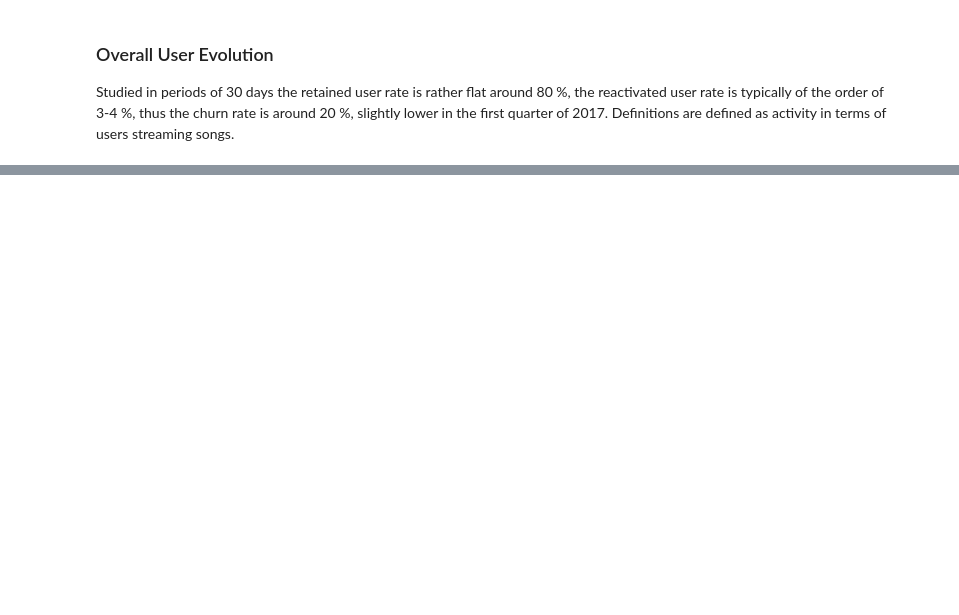
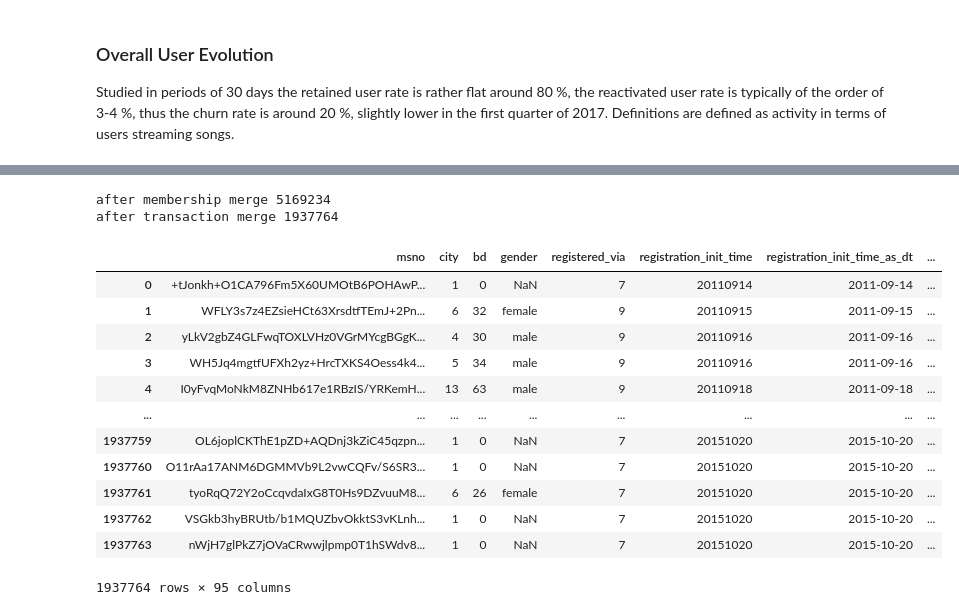
Before and after one commit to webermat/PrivateProjects, a Jupyter notebook: kkbox_churn/KKBox_UserAnalysis.ipynb, the cells around one changed output, grey strips where cells are left out. Saved outputs shown, nothing was run; the diff lists cells and outputs as text; code cells hidden in the pictures; blank space fills up the shorter version.

```diff
--- a/kkbox_churn/KKBox_UserAnalysis.ipynb
+++ b/kkbox_churn/KKBox_UserAnalysis.ipynb
@@ -333,3 +333,6 @@ pio.write_image(fig, 'figures/KKBox_30d_UserEvolution_30d_UserEvolution_Retained
 ### Overall User Evolution
 
 Studied in periods of 30 days the retained user rate is rather flat around 80 %, the reactivated user rate is typically of the order of 3-4 %, thus the churn rate is around 20 %, slightly lower in the first quarter of 2017. Definitions are defined as activity in terms of users streaming songs.
+# %%
+df_mem=pd.read_csv("data/members_v3.csv")
+df_mem
@@ -335,0 +353,3 @@ Studied in periods of 30 days the retained user rate is rather flat around 80 %,
+# %%
+df_mem["registration_init_time_as_dt"]=pd.to_datetime(df_mem["registration_init_time"], format='%Y%m%d', errors='ignore')
+df_mem.sort_values(by="registration_init_time")
@@ -335,0 +433,12 @@ Studied in periods of 30 days the retained user rate is rather flat around 80 %,
+# %%
+df_tra_agg_per_user=pd.read_csv("df_transaction_aggregated_per_user_def_with_duration_NEW.csv")
+df_tra_agg_per_user=df_tra_agg_per_user.drop(columns="Unnamed: 0")
+df_tra_agg_per_user["max_date_trans"]=pd.to_datetime(df_tra_agg_per_user["max_date_trans"], format='%Y-%m-%d', errors='ignore')
+df_tra_agg_per_user["min_date_trans"]=pd.to_datetime(df_tra_agg_per_user["min_date_trans"], format='%Y-%m-%d', errors='ignore')
+df_tra_agg_per_user["max_memb_exp"]=pd.to_datetime(df_tra_agg_per_user["max_memb_exp"], format='%Y-%m-%d', errors='ignore')
+df_tra_agg_per_user["first_cancel_membership_expire_date"]=pd.to_datetime(df_tra_agg_per_user["first_cancel_membership_expire_date"], format='%Y-%m-%d', errors='ignore')
+df_tra_agg_per_user["last_cancel_membership_expire_date"]=pd.to_datetime(df_tra_agg_per_user["last_cancel_membership_expire_date"], format='%Y-%m-%d', errors='ignore')
+df_tra_agg_per_user["first_auto_renew_transaction"]=pd.to_datetime(df_tra_agg_per_user["first_auto_renew_transaction"], format='%Y-%m-%d', errors='ignore')
+df_tra_agg_per_user["last_auto_renew_transaction"]=pd.to_datetime(df_tra_agg_per_user["last_auto_renew_transaction"], format='%Y-%m-%d', errors='ignore')
+print(df_tra_agg_per_user.dtypes)
+df_tra_agg_per_user
@@ -335,0 +476,22 @@ Studied in periods of 30 days the retained user rate is rather flat around 80 %,
+# %%
+df_user_all_info_agg=df_mem.merge(df_user_log_agg_read,on="msno")
+print("after membership merge",len(df_user_all_info_agg))
+df_user_all_info_agg=df_user_all_info_agg.merge(df_tra_agg_per_user,on="msno")
+print("after transaction merge",len(df_user_all_info_agg))
+df_user_all_info_agg
+# %% [output]
+after membership merge 5169234
+after transaction merge 1937764
+|  | msno | city | bd | gender | registered_via | registration_init_time | registration_init_time_as_dt | ... |
+| 0 | +tJonkh+O1CA796Fm5X60UMOtB6POHAwP... | 1 | 0 | NaN | 7 | 20110914 | 2011-09-14 | ... |
+| 1 | WFLY3s7z4EZsieHCt63XrsdtfTEmJ+2Pn... | 6 | 32 | female | 9 | 20110915 | 2011-09-15 | ... |
+| 2 | yLkV2gbZ4GLFwqTOXLVHz0VGrMYcgBGgK... | 4 | 30 | male | 9 | 20110916 | 2011-09-16 | ... |
+| 3 | WH5Jq4mgtfUFXh2yz+HrcTXKS4Oess4k4... | 5 | 34 | male | 9 | 20110916 | 2011-09-16 | ... |
+| 4 | I0yFvqMoNkM8ZNHb617e1RBzIS/YRKemH... | 13 | 63 | male | 9 | 20110918 | 2011-09-18 | ... |
+| ... | ... | ... | ... | ... | ... | ... | ... | ... |
+| 1937759 | OL6joplCKThE1pZD+AQDnj3kZiC45qzpn... | 1 | 0 | NaN | 7 | 20151020 | 2015-10-20 | ... |
+| 1937760 | O11rAa17ANM6DGMMVb9L2vwCQFv/S6SR3... | 1 | 0 | NaN | 7 | 20151020 | 2015-10-20 | ... |
+| 1937761 | tyoRqQ72Y2oCcqvdaIxG8T0Hs9DZvuuM8... | 6 | 26 | female | 7 | 20151020 | 2015-10-20 | ... |
+| 1937762 | VSGkb3hyBRUtb/b1MQUZbvOkktS3vKLnh... | 1 | 0 | NaN | 7 | 20151020 | 2015-10-20 | ... |
+| 1937763 | nWjH7glPkZ7jOVaCRwwjlpmp0T1hSWdv8... | 1 | 0 | NaN | 7 | 20151020 | 2015-10-20 | ... |
+1937764 rows × 95 columns
```
Also changed, not shown: parts of 17 cells of this notebook, 1 other file.
